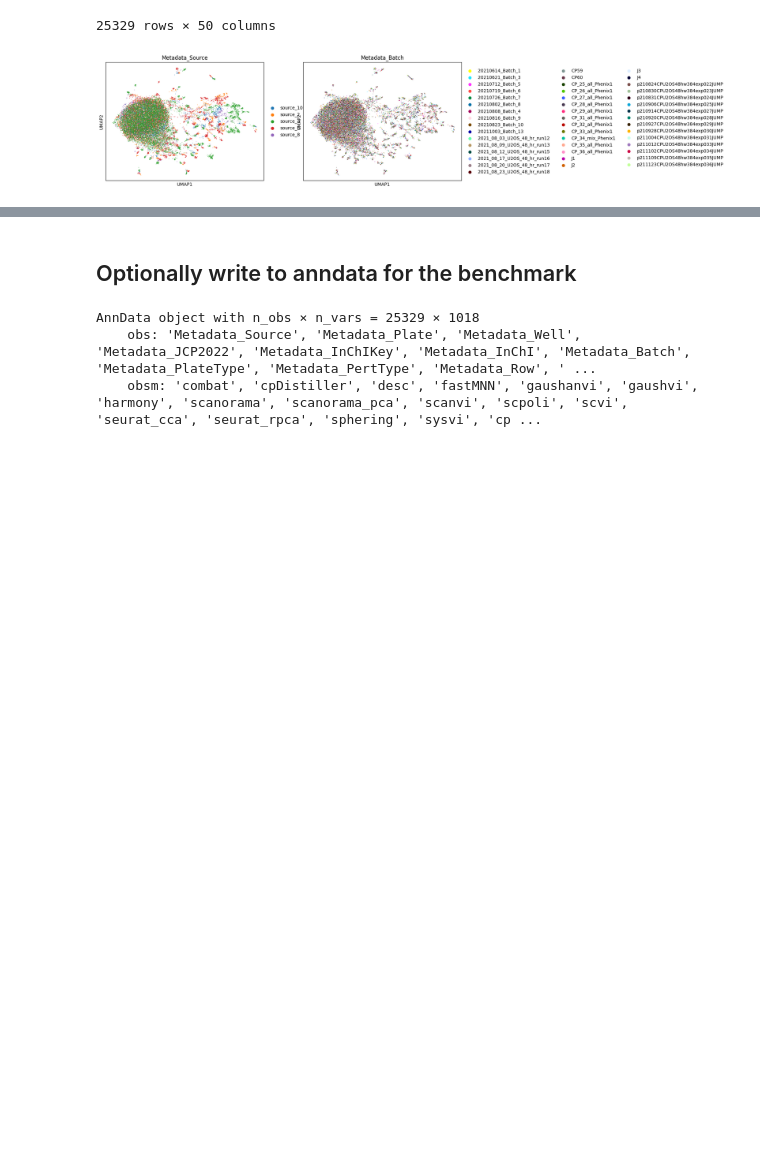
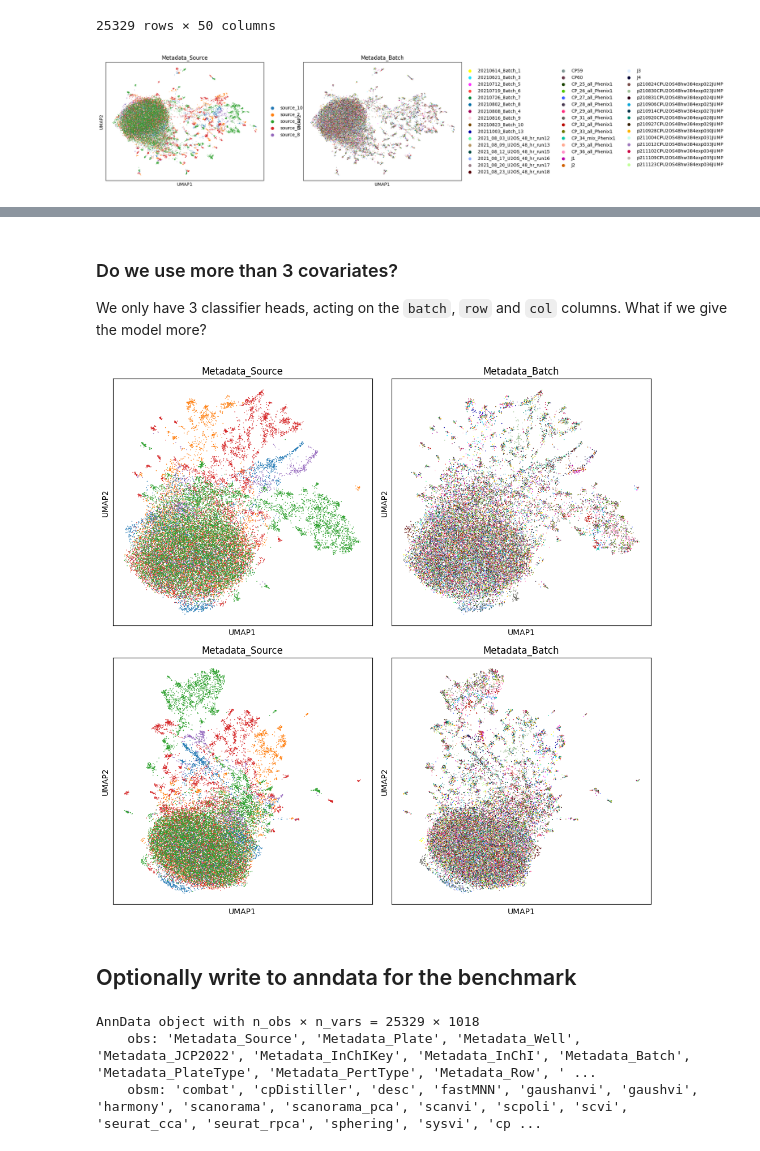
Before and after one commit to timtreis/2023_Arevalo_BatchCorrection, a Jupyter notebook: exploration/cpDistiller.ipynb, the cells around one changed output, grey strips where cells are left out. Cells and saved outputs as stored; diff of their text form; code cells hidden in the pictures; blank space fills up the shorter version.

```diff
--- a/exploration/cpDistiller.ipynb
+++ b/exploration/cpDistiller.ipynb
@@ -239,3 +240,53 @@ sc.pl.umap(adata_cpdist, color=["Metadata_Source", "Metadata_Batch"])
+# %%
+adata_sbprc = adata_orig.copy()
+adata_sbprc.obs = adata_sbprc.obs.rename(columns={
+    "Metadata_Source": "source",
+    "Metadata_Batch": "batch",
+    "Metadata_Plate": "plate",
+    "Metadata_Row": "row",
+    "Metadata_Column": "col",
+})
+
+scale_batch(adata_sbprc)
+sc.pp.scale(adata_sbprc)
+dat = DataSet(adata_sbprc, batch_size=256, mod=1)
+labeled(adata_sbprc, Mnn=5, Knn=10, technic_name_list=["source", "batch", "plate", "row", "col"])
+cpDistiller = cpDistiller_Model(
+    dat,
+    epochs=50, # tried 100 epochs, basically same numbers
+    model_path='./ckpts/',
+    reduction='mean',
+    mo='Extractor'
+)
+# %%
+cpDistiller.train()
+cpDistiller.ema.apply()
+result_sbprc, _ = cpDistiller.eval(dat.data)
+cpDistiller.ema.restore()
+# %%
+sbprc_result_df = pd.DataFrame(result_sbprc)
+sbprc_result_df.columns = [f"cpDistiller_{i}" for i in range(sbprc_result_df.shape[1])]
+sbprc_result_df.index = adata_sbprc.obs.index
+sbprc_result_df
+# %%
+adata_sbprc_corrected = ad.AnnData(sbprc_result_df, obs=adata_orig.obs)
+sc.pp.neighbors(adata_sbprc_corrected)
+sc.tl.umap(adata_sbprc_corrected)
+sc.pl.umap(adata_sbprc_corrected, color=["Metadata_Source", "Metadata_Batch"])
+# %% [markdown]
+### Do we use more than 3 covariates?
+
+We only have 3 classifier heads, acting on the `batch`, `row` and `col` columns. What if we give the model more?
+# %%
+fig, axs = plt.subplots(2, 2, figsize=(10, 10))
+
+sc.pl.umap(adata_batch_corrected, color=["Metadata_Source"], ax=axs[0, 0], show=False, legend_loc=None)
+sc.pl.umap(adata_batch_corrected, color=["Metadata_Batch"], ax=axs[0, 1], show=False, legend_loc=None)
+sc.pl.umap(adata_sbprc_corrected, color=["Metadata_Source",], ax=axs[1, 0], show=False, legend_loc=None)
+sc.pl.umap(adata_sbprc_corrected, color=["Metadata_Batch"], ax=axs[1, 1], show=False, legend_loc=None)
+fig.tight_layout()
+# %% [output]
+[figure, added]
 # %% [markdown]
 ## Optionally write to anndata for the benchmark
 # %%
```
Also changed, not shown: parts of 13 cells of this notebook, 2 other files.
